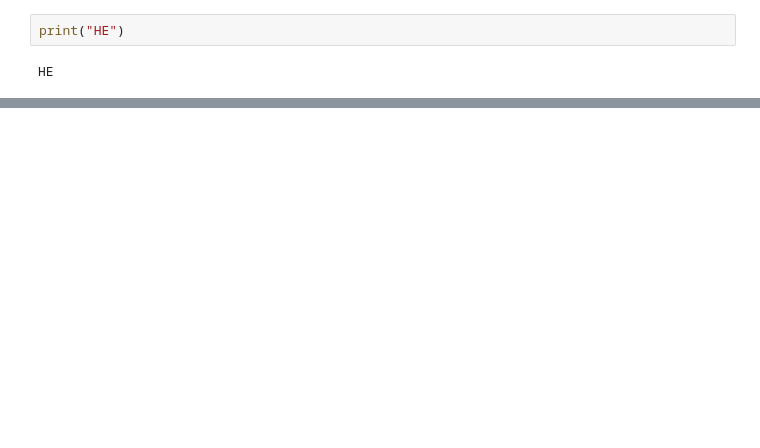
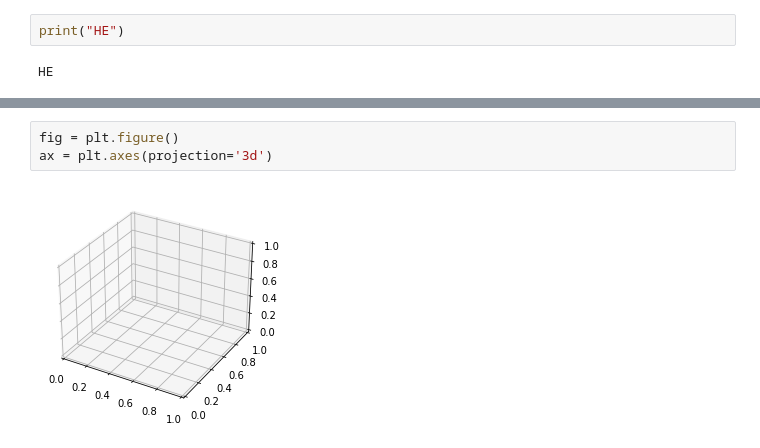
Before and after one commit to bdubey/gpvae_latent_3d, a Jupyter notebook: bproject.ipynb, the cells around one changed output, grey strips where cells are left out. Drawn from its saved outputs; the diff is of its cells as text; blank space fills up the shorter version.

```diff
--- a/bproject.ipynb
+++ b/bproject.ipynb
@@ -928,0 +982,5 @@ HE
+# %%
+fig = plt.figure()
+ax = plt.axes(projection='3d')
+# %% [output]
+[figure, added]
```
Also changed, not shown: parts of 28 cells of this notebook.
